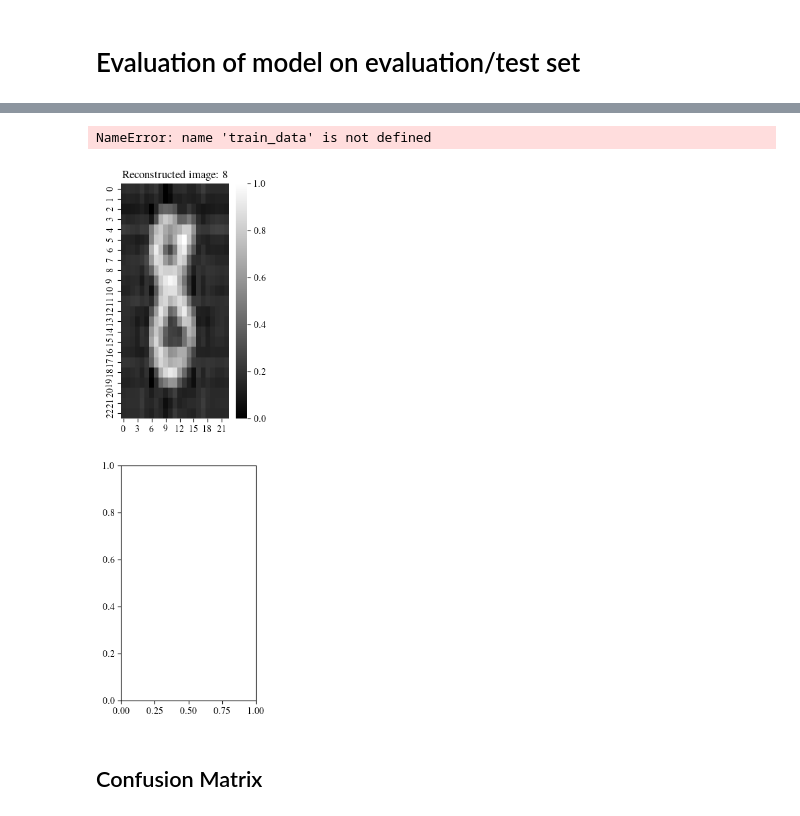
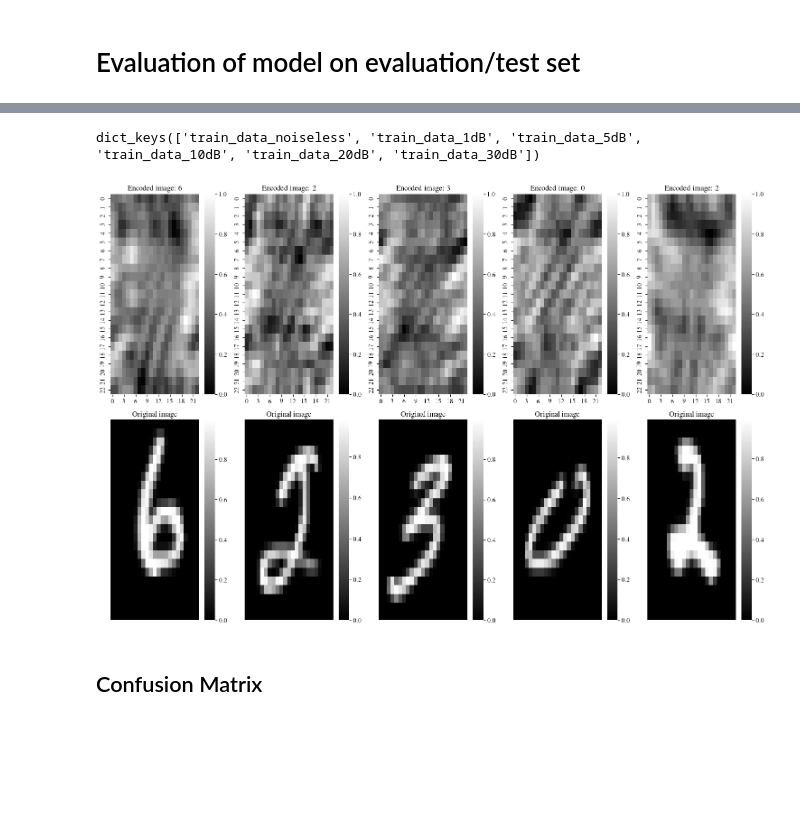
Before and after one commit to jornelasmunoz/UCM_Undergraduate_Research, a Jupyter notebook: jornelasmunoz/notebooks/evaluation_models.ipynb, the cells around one changed output, grey strips where cells are left out. Cells and saved outputs as stored; diff of their text form; code cells hidden in the pictures; blank space fills up the shorter version.

Commit message:
making figures for qual report

```diff
--- a/jornelasmunoz/notebooks/evaluation_models.ipynb
+++ b/jornelasmunoz/notebooks/evaluation_models.ipynb
@@ -34,17 +34,17 @@ plt.rcParams.update({
 # %%
 %%time
 SNR = "noiseless" #'30dB' #noise level in decibels dB
-method = "decoder"
+method = "direct"
 model = None
 # Define model parameters
 params = {
-  "dataset": f"MNIST_mura_{SNR}_reconstructed_{method}_method", # for testing purposes, always start with noiseless data
+  "dataset": f"MNIST_mura_{SNR}", # for testing purposes, always start with noiseless data
   # "learning_rate": 1e-3,
   # "batch_size": 100,
   "p": 23, # size of array (has to be prime)
   "image_size": 23,
   "kind": "classification",
-  "suffix": f"{SNR}_reconstructed_{method}_method",
+  "suffix": f"{SNR}",
   "SNR": SNR,
   "method": method,
 }
@@ -108,7 +108,7 @@ loader_dict[f'loaders_noiseless'] = classification_cnn.load_encoded_data(model.p
 for SNR in [1,5,10,20,30]:
     print(f"Loading data for SNR = {SNR}dB")
     # Change dataset name to noisy dataset
-    model.params['dataset'] = f"MNIST_mura_{SNR}dB_reconstructed_{method}_method"
+    model.params['dataset'] = f"MNIST_mura_{SNR}dB"
 
     # Load data
     train_data_dict[f'train_data_{SNR}dB'], \
@@ -199,3 +198,0 @@ Accuracy: 99.286 %
-# %%
-for idx in range(30):
-    print(idx, train_data_dict[f'train_data_20dB'][idx][2])
@@ -227,0 +199,24 @@ plt.show()
+# %%
+# Printing 25 random images from the training dataset
+random_samples = np.random.randint(1, len(train_data_dict[f'train_data_noiseless']), (5))
+count = 0
+
+for idx in [2]:
+
+    for key in train_data_dict.keys():
+        plt.subplot(2, 6, count + 1)
+        plt.imshow(train_data_dict[key][idx][0].squeeze(), cmap='gray')
+        plt.title(f"Label: {train_data_dict[key][idx][2]}")
+        plt.axis("off")
+
+        plt.subplot(2, 6, count + 7)
+        plt.imshow(train_data_dict[key][idx][1].squeeze(), cmap='gray')
+        if "noiseless" in key:
+            plt.title('Noise Level: Noiseless')
+        else:
+            plt.title(f'Noise Level: {train_data_dict[key][idx][3]}')
+        plt.axis('off')
+        count += 1
+plt.tight_layout()
+#plt.savefig("../figs/encoded_original_examples.png")
+plt.show()
@@ -228,23 +225,26 @@ plt.show()
+# %%
+train_data_dict.keys()
+# %% [output]
+dict_keys(['train_data_noiseless', 'train_data_1dB', 'train_data_5dB', 'train_data_10dB', 'train_data_20dB', 'train_data_30dB'])
 # %%
 # Printing 25 random images from the training dataset
 random_samples = np.random.randint(1, len(train_data_dict[f'train_data_noiseless']), (5))
 count = 0
 for idx in random_samples: #range(random_samples.shape[0]):
     plt.subplot(2, 5, count + 1)
     sns.heatmap(train_data_dict[f'train_data_noiseless'][idx][0].squeeze(), cmap='gray')
-    plt.title(f"Reconstructed image: {train_data_dict[f'train_data_noiseless'][idx][2]}")
+    plt.title(f"Encoded image: {train_data_dict[f'train_data_noiseless'][idx][2]}")
     plt.subplot(2, 5, count + 6)
-    sns.heatmap(train_data[idx][0].squeeze(), cmap='gray')
+    sns.heatmap(train_data_dict[f'train_data_noiseless'][idx][1].squeeze(), cmap='gray')
     plt.title('Original image')
     plt.axis('off')
 
     count += 1
 plt.tight_layout()
 #plt.savefig("../figs/encoded_original_examples.png")
 plt.show()
 # %% [output]
-NameError: name 'train_data' is not defined
-[figure, old version]
+[figure, new version]
 # %% [markdown]
 ## Confusion Matrix
 # %%
```
Also changed, not shown: parts of 6 cells of this notebook, 4 other files.
